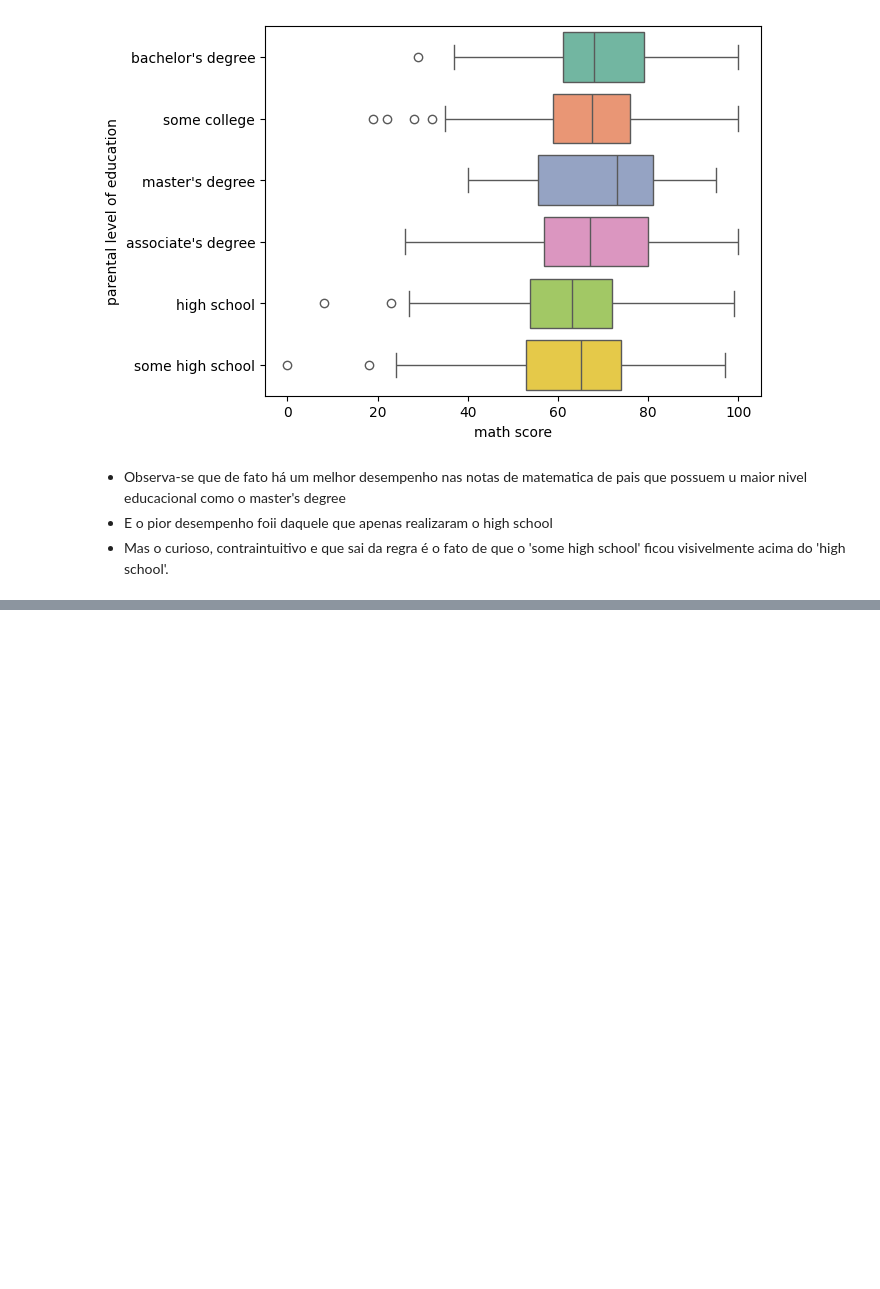
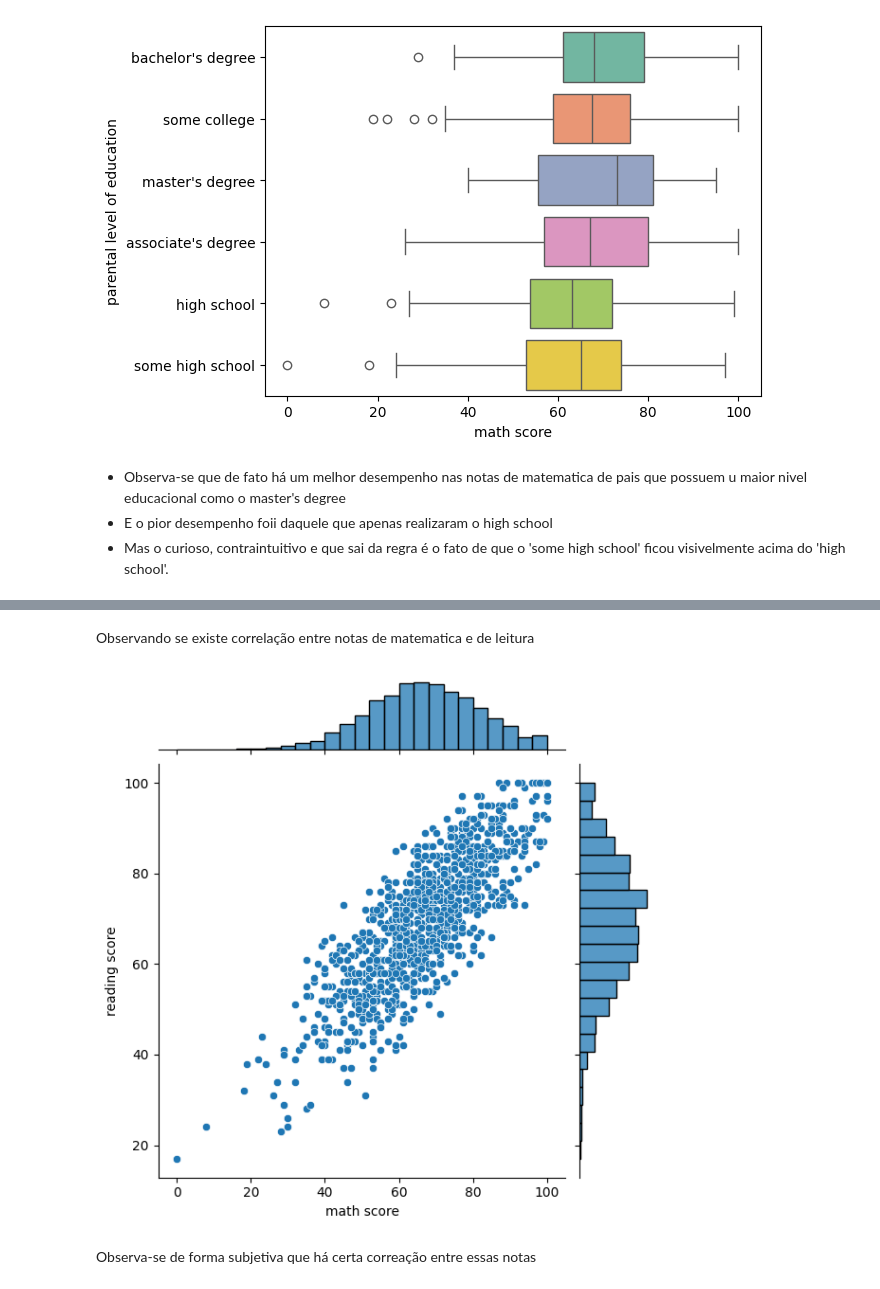
Before and after one commit to Vinicius-DataAnalyst/portfolio, a Jupyter notebook: 02_PROJ_Education.ipynb, the cells around one changed output, grey strips where cells are left out. Saved outputs shown, nothing was run; the diff lists cells and outputs as text; code cells hidden in the pictures; blank space fills up the shorter version.

```diff
--- a/02_PROJ_Education.ipynb
+++ b/02_PROJ_Education.ipynb
@@ -299,0 +303,8 @@ Index(['gender', 'race/ethnicity', 'parental level of education', 'lunch',
+# %% [markdown]
+Observando se existe correlação entre notas de matematica e de leitura
+# %%
+sns.jointplot( data= df, x= 'math score', y= 'reading score');
+# %% [output]
+[figure, added]
+# %% [markdown]
+Observa-se de forma subjetiva que há certa correação entre essas notas
```
Also changed, not shown: parts of 3 cells of this notebook.
